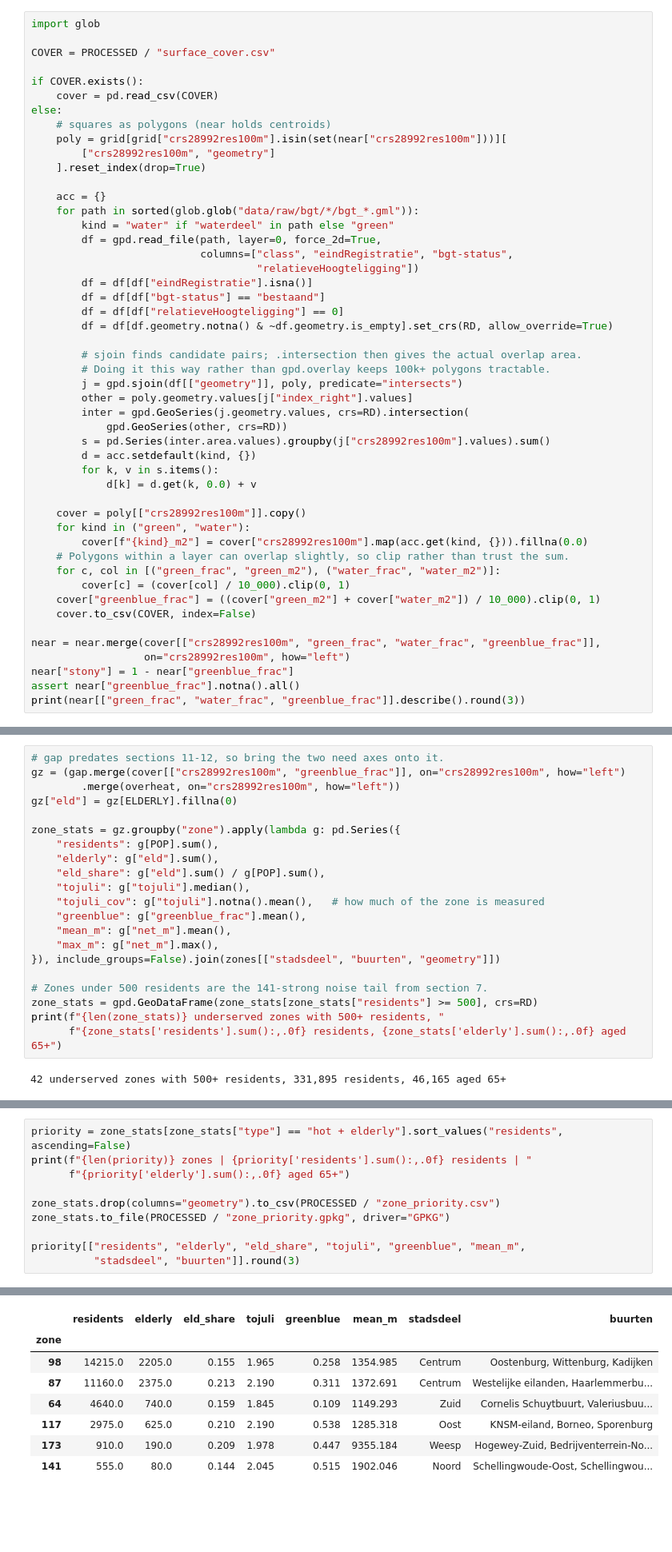
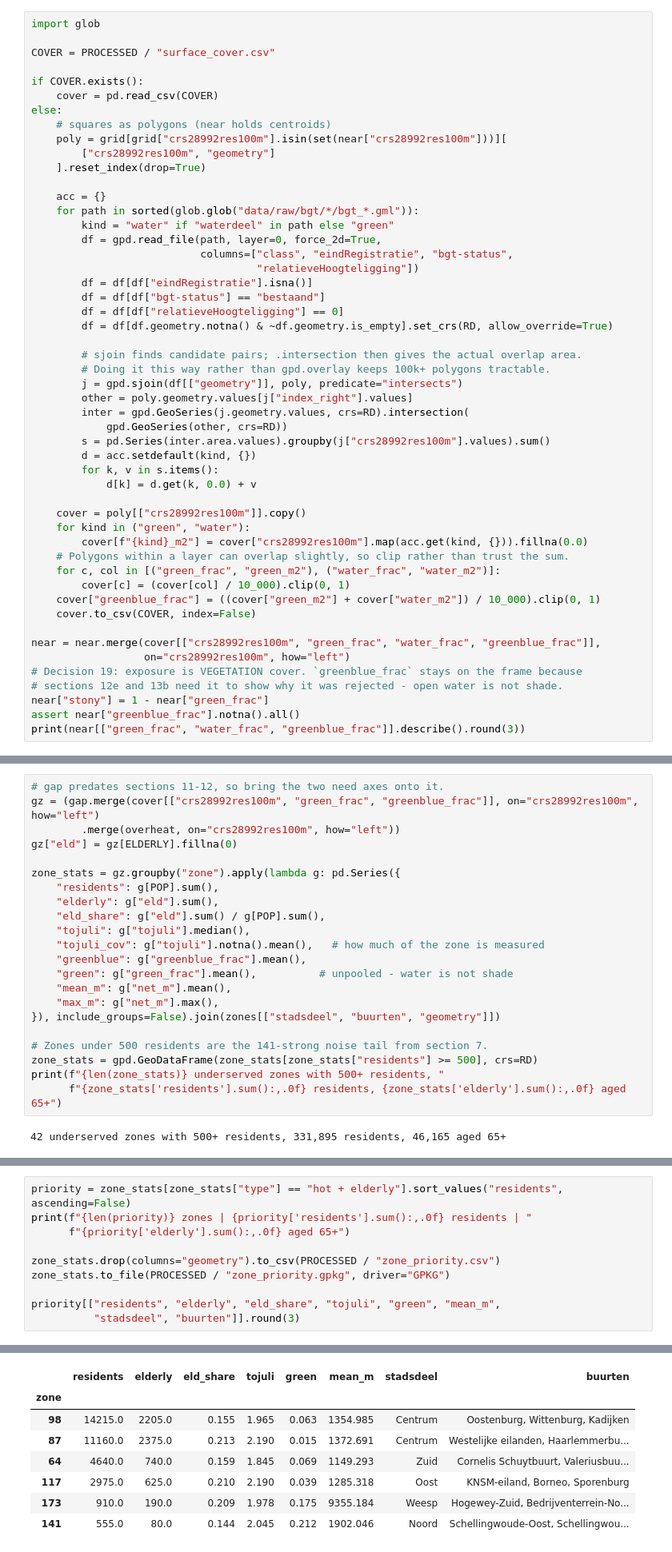
Before and after one commit to NojusStankevicius/koeltekaart-analysis, a Jupyter notebook: koeltekaart.ipynb, the cells around one changed output, grey strips where cells are left out. Shown at 80% size. Drawn from its saved outputs; the diff is of its cells as text; blank space fills up the shorter version.

```diff
--- a/koeltekaart.ipynb
+++ b/koeltekaart.ipynb
@@ -1153,7 +1243,9 @@ else:
 
 near = near.merge(cover[["crs28992res100m", "green_frac", "water_frac", "greenblue_frac"]],
                   on="crs28992res100m", how="left")
-near["stony"] = 1 - near["greenblue_frac"]
+# Decision 19: exposure is VEGETATION cover. `greenblue_frac` stays on the frame because
+# sections 12e and 13b need it to show why it was rejected - open water is not shade.
+near["stony"] = 1 - near["green_frac"]
 assert near["greenblue_frac"].notna().all()
 print(near[["green_frac", "water_frac", "greenblue_frac"]].describe().round(3))
 # %% [output]
@@ -1586,7 +1771,7 @@ zones are classified by whether they exceed the *city* median on exposure and on
 share - a filter, never a weighted score.
 # %%
 # gap predates sections 11-12, so bring the two need axes onto it.
-gz = (gap.merge(cover[["crs28992res100m", "greenblue_frac"]], on="crs28992res100m", how="left")
+gz = (gap.merge(cover[["crs28992res100m", "green_frac", "greenblue_frac"]], on="crs28992res100m", how="left")
         .merge(overheat, on="crs28992res100m", how="left"))
 gz["eld"] = gz[ELDERLY].fillna(0)
 
@@ -1597,6 +1782,7 @@ zone_stats = gz.groupby("zone").apply(lambda g: pd.Series({
     "tojuli": g["tojuli"].median(),
     "tojuli_cov": g["tojuli"].notna().mean(),   # how much of the zone is measured
     "greenblue": g["greenblue_frac"].mean(),
+    "green": g["green_frac"].mean(),          # unpooled - water is not shade
     "mean_m": g["net_m"].mean(),
     "max_m": g["net_m"].max(),
 }), include_groups=False).join(zones[["stadsdeel", "buurten", "geometry"]])
@@ -1652,23 +1919,23 @@ Both need axes exceeded, on top of being beyond a kilometre's walk.
 # %%
 priority = zone_stats[zone_stats["type"] == "hot + elderly"].sort_values("residents", ascending=False)
 print(f"{len(priority)} zones | {priority['residents'].sum():,.0f} residents | "
       f"{priority['elderly'].sum():,.0f} aged 65+")
 
 zone_stats.drop(columns="geometry").to_csv(PROCESSED / "zone_priority.csv")
 zone_stats.to_file(PROCESSED / "zone_priority.gpkg", driver="GPKG")
 
-priority[["residents", "elderly", "eld_share", "tojuli", "greenblue", "mean_m",
+priority[["residents", "elderly", "eld_share", "tojuli", "green", "mean_m",
           "stadsdeel", "buurten"]].round(3)
 # %% [output]
 6 zones | 34,455 residents | 6,215 aged 65+
-|  | residents | elderly | eld_share | tojuli | greenblue | mean_m | stadsdeel | buurten |
+|  | residents | elderly | eld_share | tojuli | green | mean_m | stadsdeel | buurten |
 | zone |  |  |  |  |  |  |  |  |
-| 98 | 14215.0 | 2205.0 | 0.155 | 1.965 | 0.258 | 1354.985 | Centrum | Oostenburg, Wittenburg, Kadijken |
-| 87 | 11160.0 | 2375.0 | 0.213 | 2.190 | 0.311 | 1372.691 | Centrum | Westelijke eilanden, Haarlemmerbu... |
-| 64 | 4640.0 | 740.0 | 0.159 | 1.845 | 0.109 | 1149.293 | Zuid | Cornelis Schuytbuurt, Valeriusbuu... |
-| 117 | 2975.0 | 625.0 | 0.210 | 2.190 | 0.538 | 1285.318 | Oost | KNSM-eiland, Borneo, Sporenburg |
-| 173 | 910.0 | 190.0 | 0.209 | 1.978 | 0.447 | 9355.184 | Weesp | Hogewey-Zuid, Bedrijventerrein-No... |
-| 141 | 555.0 | 80.0 | 0.144 | 2.045 | 0.515 | 1902.046 | Noord | Schellingwoude-Oost, Schellingwou... |
+| 98 | 14215.0 | 2205.0 | 0.155 | 1.965 | 0.063 | 1354.985 | Centrum | Oostenburg, Wittenburg, Kadijken |
+| 87 | 11160.0 | 2375.0 | 0.213 | 2.190 | 0.015 | 1372.691 | Centrum | Westelijke eilanden, Haarlemmerbu... |
+| 64 | 4640.0 | 740.0 | 0.159 | 1.845 | 0.069 | 1149.293 | Zuid | Cornelis Schuytbuurt, Valeriusbuu... |
+| 117 | 2975.0 | 625.0 | 0.210 | 2.190 | 0.039 | 1285.318 | Oost | KNSM-eiland, Borneo, Sporenburg |
+| 173 | 910.0 | 190.0 | 0.209 | 1.978 | 0.175 | 9355.184 | Weesp | Hogewey-Zuid, Bedrijventerrein-No... |
+| 141 | 555.0 | 80.0 | 0.144 | 2.045 | 0.212 | 1902.046 | Noord | Schellingwoude-Oost, Schellingwou... |
 # %%
 # The landscape of underserved zones on both need axes at once. A scatter rather than a
 # ranked bar chart: the question is what kinds of need exist and how zones cluster, which a
```
Also changed, not shown: parts of 25 cells of this notebook, 14 other files.
